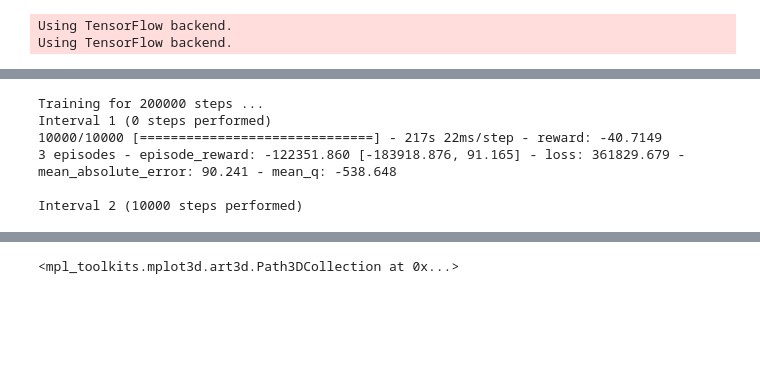
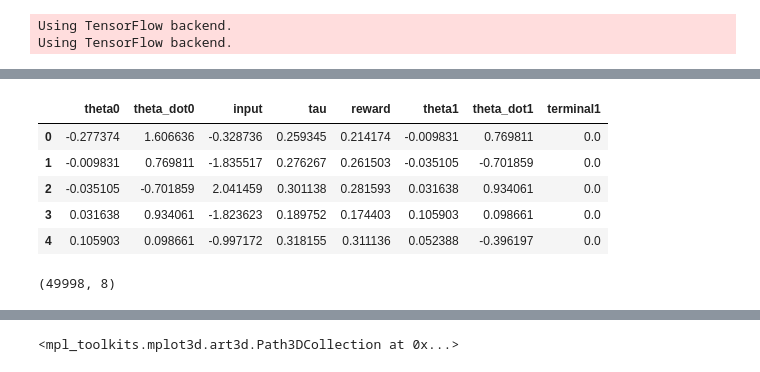
Before and after one commit to ibuki1024/eventDDPG, a Jupyter notebook: notebook/self_trigger/self_trigger_split.ipynb, the cells around one changed output, grey strips where cells are left out. Cells and saved outputs as stored; diff of their text form; code cells hidden in the pictures; blank space fills up the shorter version.

```diff
--- a/notebook/self_trigger/self_trigger_split.ipynb
+++ b/notebook/self_trigger/self_trigger_split.ipynb
@@ -218,18 +137,24 @@ plt.show()
-# %%
-#learning
-l = 5.
-step = 200000  # num of interval
-episode_step = step
-a = agent2((2,), (2,))
-actor_optimizer, critic_optimizer = Adam(lr=100., clipnorm=1.), Adam(lr=0.001, clipnorm=1.) # actorの方は何でもいい
-optimizer = [actor_optimizer, critic_optimizer]
-a.compile(optimizer=optimizer, metrics=["mae"], action_lr=0.001, tau_lr=0.0001)
-a.actor.load_weights('../tmp.h5')
-out = a.fit(env, l=l, nb_steps=step, visualize=0, verbose=1, nb_max_episode_steps=episode_step)
-# %% [output]
-Training for 200000 steps ...
-Interval 1 (0 steps performed)
-10000/10000 [==============================] - 217s 22ms/step - reward: -40.7149
-3 episodes - episode_reward: -122351.860 [-183918.876, 91.165] - loss: 361829.679 - mean_absolute_error: 90.241 - mean_q: -538.648
-
-Interval 2 (10000 steps performed)
+# %%
+from rl2.memory import sample_batch_indexes
+#sbi = sample_batch_indexes(low=a.memory.window_length, high=a.memory.nb_entries-1, size=50000)
+sbi = batch_idxs = np.array(range(1,49999))
+replay_buffer = a.memory.sample(49998, batch_idxs=sbi)
+# %%
+df = []
+for e in replay_buffer:
+    column = np.hstack((e.state0[0], e.action, e.reward, e.state1[0], e.terminal1))
+    df.append(column)
+df = np.array(df)
+# %%
+import pandas as pd
+
+columns = ['theta0', 'theta_dot0', 'input', 'tau', 'reward', 'theta1', 'theta_dot1', 'terminal1']
+df = pd.DataFrame(df, columns=columns)
+df.head()
+# %% [output]
+|  | theta0 | theta_dot0 | input | tau | reward | theta1 | theta_dot1 | terminal1 |
+| 0 | -0.277374 | 1.606636 | -0.328736 | 0.259345 | 0.214174 | -0.009831 | 0.769811 | 0.0 |
+| 1 | -0.009831 | 0.769811 | -1.835517 | 0.276267 | 0.261503 | -0.035105 | -0.701859 | 0.0 |
+| 2 | -0.035105 | -0.701859 | 2.041459 | 0.301138 | 0.281593 | 0.031638 | 0.934061 | 0.0 |
+| 3 | 0.031638 | 0.934061 | -1.823623 | 0.189752 | 0.174403 | 0.105903 | 0.098661 | 0.0 |
+| 4 | 0.105903 | 0.098661 | -0.997172 | 0.318155 | 0.311136 | 0.052388 | -0.396197 | 0.0 |
@@ -236,3 +163,9 @@ Interval 2 (10000 steps performed)
+# %%
+tmp = pd.read_csv('./csv/replay_buffer.csv', index_col=0)
+arr = np.array(tmp.values)
+arr.shape
+# %% [output]
+(49998, 8)
 # %%
 %matplotlib inline
 def rad_clip(th):
```
Also changed, not shown: parts of 21 cells of this notebook, 20 other files.
